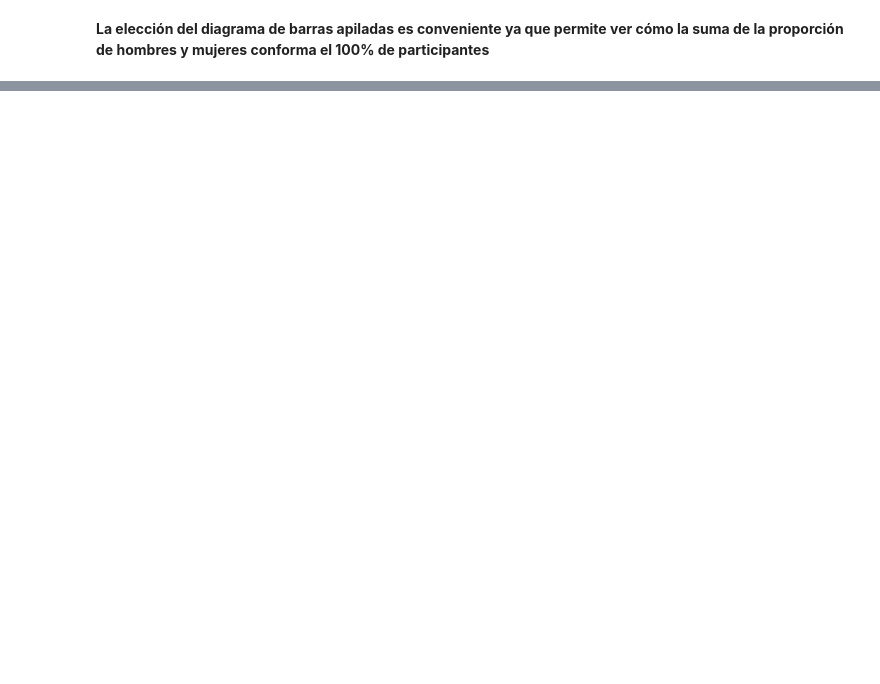
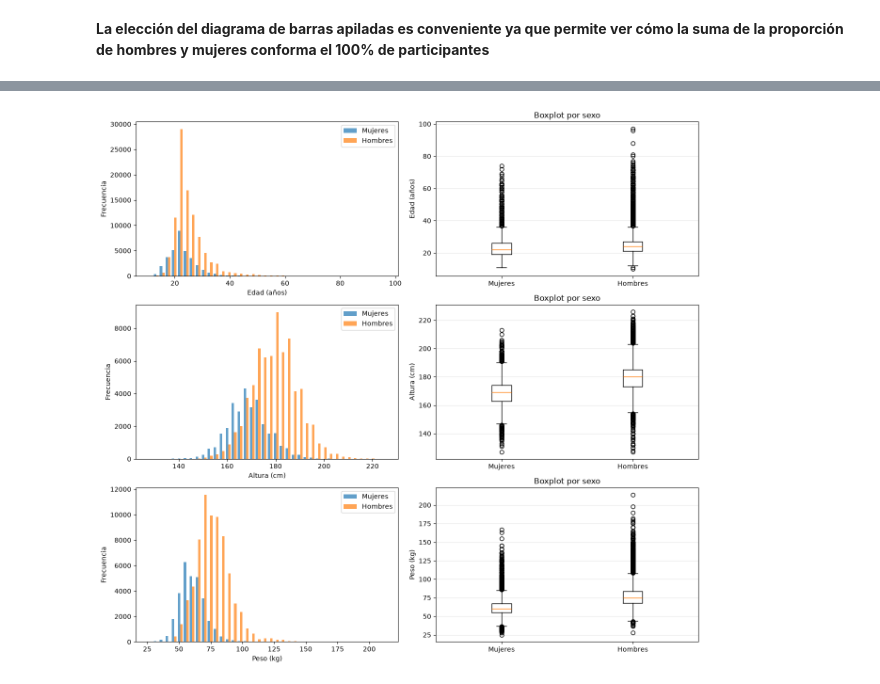
Before and after one commit to Yassin-Pellicer/UPV-GII, a Jupyter notebook: MIADA/PYTHON_PARA_CIENCIA_DE_DATOS/project/yassin-pellicer-project.ipynb, the cells around one changed output, grey strips where cells are left out. Cells and saved outputs as stored; diff of their text form; code cells hidden in the pictures; blank space fills up the shorter version.

```diff
--- a/MIADA/PYTHON_PARA_CIENCIA_DE_DATOS/project/yassin-pellicer-project.ipynb
+++ b/MIADA/PYTHON_PARA_CIENCIA_DE_DATOS/project/yassin-pellicer-project.ipynb
@@ -282,0 +344,38 @@ Softball                478     0
+# %%
+variables = {
+  "Age": "Edad (años)",
+  "Height": "Altura (cm)",
+  "Weight": "Peso (kg)",
+}
+
+fig, axes = plt.subplots(3, 2, figsize=(13, 12))
+
+for fila, (columna, etiqueta) in enumerate(variables.items()):
+  grupos = [
+    athletes_df.loc[athletes_df["Sex"].eq(sexo), columna].dropna()
+    for sexo in ["F", "M"]
+  ]
+
+  ax_hist, ax_box = axes[fila]
+
+  ax_hist.hist(
+    grupos,
+    bins=40,
+    label=["Mujeres", "Hombres"],
+    alpha=0.7
+  )
+  ax_hist.set_xlabel(etiqueta)
+  ax_hist.set_ylabel("Frecuencia")
+  ax_hist.legend()
+
+  ax_box.boxplot(grupos)
+  ax_box.set_xticks([1, 2])
+  ax_box.set_xticklabels(["Mujeres", "Hombres"])
+  ax_box.set_ylabel(etiqueta)
+  ax_box.set_title("Boxplot por sexo")
+  ax_box.grid(axis="y", alpha=0.3)
+
+plt.tight_layout()
+plt.show()
+# %% [output]
+[figure, added]
```
Also changed, not shown: parts of 23 cells of this notebook, 1 other file.
